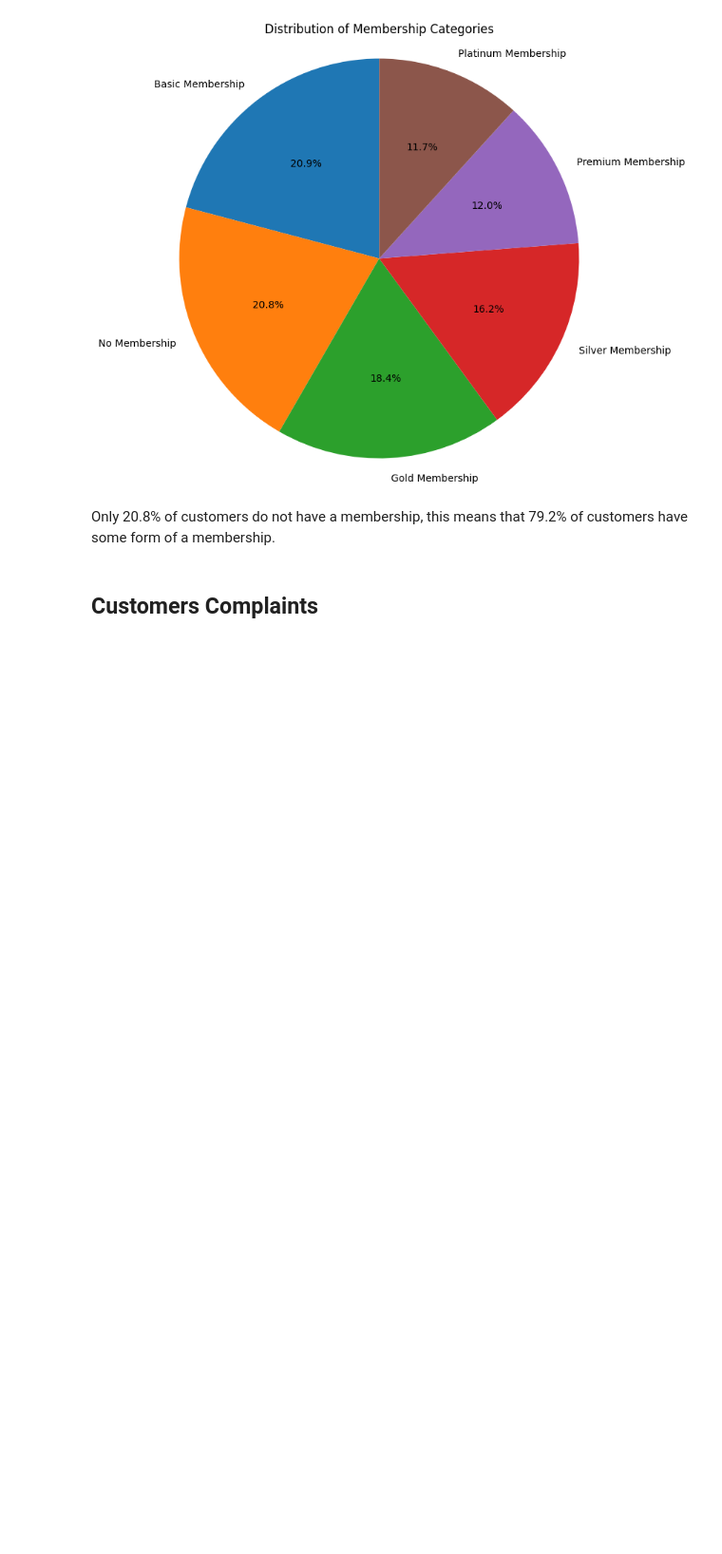
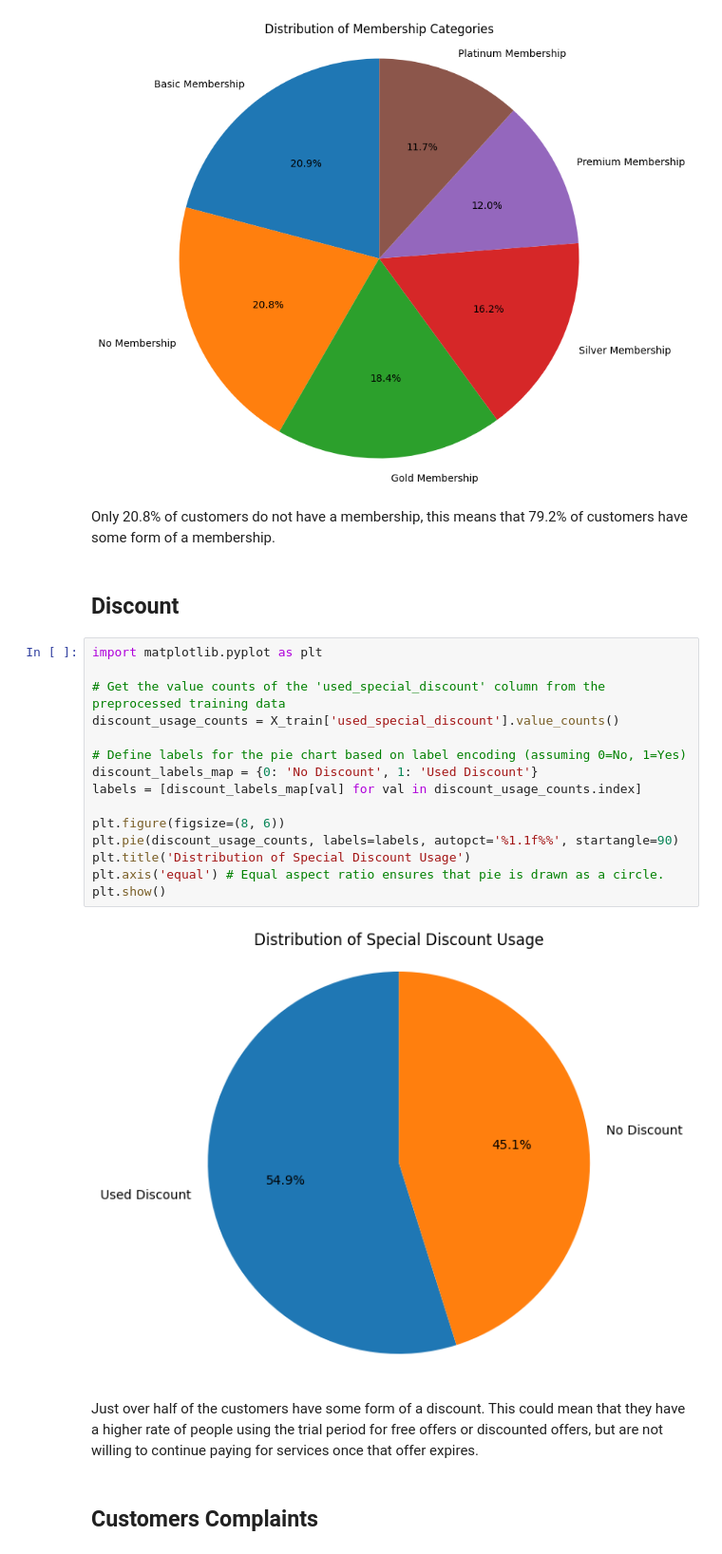
Before and after one commit to CMPE252/Customer-Churn-Prediction-Using-Machine-Learning, a Jupyter notebook: notebook/CMPE_252_Customer_Churn_Prediction.ipynb, the cells around one changed output. Shown at 95% size. Cells and saved outputs as stored; diff of their text form; blank space fills up the shorter version.

```diff
--- a/notebook/CMPE_252_Customer_Churn_Prediction.ipynb
+++ b/notebook/CMPE_252_Customer_Churn_Prediction.ipynb
@@ -841,6 +841,27 @@ plt.show()
 [figure]
 # %% [markdown]
 Only 20.8% of customers do not have a membership, this means that 79.2% of customers have some form of a membership.
+# %% [markdown]
+## Discount
+# %%
+import matplotlib.pyplot as plt
+
+# Get the value counts of the 'used_special_discount' column from the preprocessed training data
+discount_usage_counts = X_train['used_special_discount'].value_counts()
+
+# Define labels for the pie chart based on label encoding (assuming 0=No, 1=Yes)
+discount_labels_map = {0: 'No Discount', 1: 'Used Discount'}
+labels = [discount_labels_map[val] for val in discount_usage_counts.index]
+
+plt.figure(figsize=(8, 6))
+plt.pie(discount_usage_counts, labels=labels, autopct='%1.1f%%', startangle=90)
+plt.title('Distribution of Special Discount Usage')
+plt.axis('equal') # Equal aspect ratio ensures that pie is drawn as a circle.
+plt.show()
+# %% [output]
+[figure, added]
+# %% [markdown]
+Just over half of the customers have some form of a discount. This could mean that they have a higher rate of people using the trial period for free offers or discounted offers, but are not willing to continue paying for services once that offer expires.
 # %% [markdown]
 ## Customers Complaints
 # %%
```
Also changed, not shown: parts of 6 cells of this notebook.
